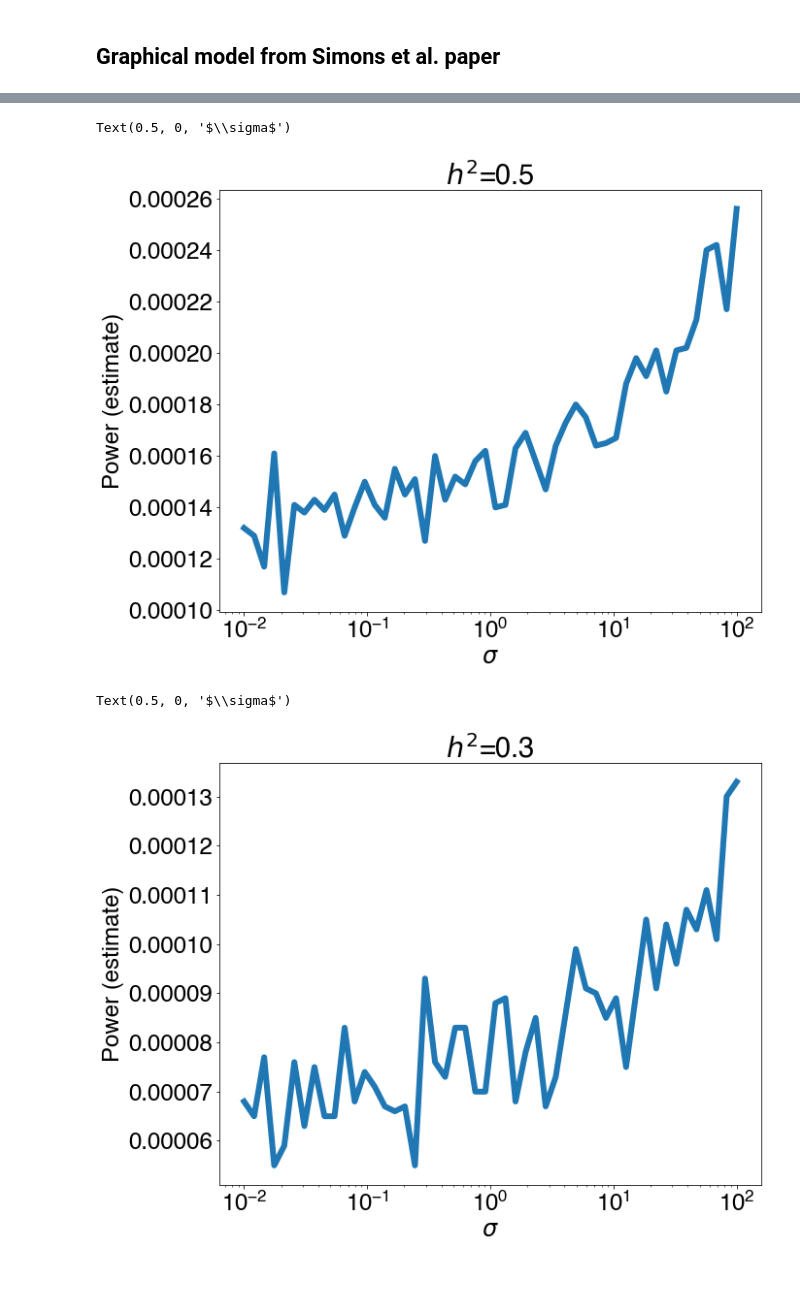
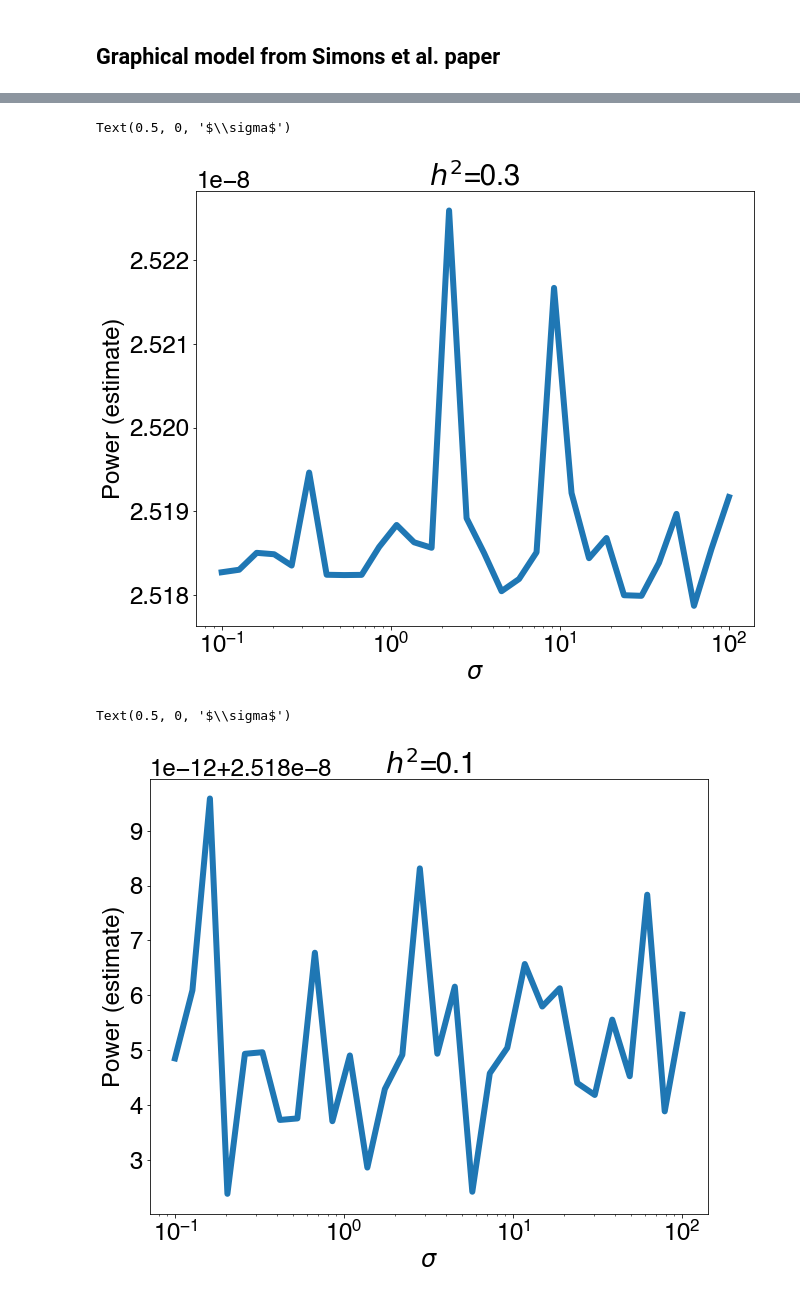
Before and after one commit to dp-rice/spatial-sfs, a Jupyter notebook: theory/Simons2022_model/Simons_model.ipynb, the cells around one changed output, grey strips where cells are left out. Cells and saved outputs as stored; diff of their text form; code cells hidden in the pictures.

```diff
--- a/theory/Simons2022_model/Simons_model.ipynb
+++ b/theory/Simons2022_model/Simons_model.ipynb
@@ -89,8 +84,12 @@ def zscore_montecarlo_loop(h2,L,sigma_vals,pole_vals,res_vals,sigma_list,N=1000,
+# %%
+sl = np.logspace(-1,2,30)
+reps = 10000
+target = 1e7
 # %%
-sl = np.logspace(-2,2,30)
+
 h2=1
-power_vals = zscore_montecarlo_loop(h2=h2,L=1e4,sigma_vals=sigma_vals,pole_vals=pole_vals,
-                                    res_vals=res_vals,sigma_list=sl,size=10000,n=1e6)
+power_vals = zscore_montecarlo_loop(h2=h2,L=target,sigma_vals=sigma_vals,pole_vals=pole_vals,
+                                    res_vals=res_vals,sigma_list=sl,size=reps,n=1e6)
 plt.plot(sl,power_vals)
 plt.xscale("log")
 plt.title(r"$h^2$="+str(h2))
@@ -102,8 +101,8 @@ Text(0.5, 0, '$\\sigma$')
 # %%
-sl = np.logspace(-2,2,50)
-h2=0.5
-power_vals = zscore_montecarlo_loop(h2=h2,L=1e4,sigma_vals=sigma_vals,pole_vals=pole_vals,
-                                    res_vals=res_vals,sigma_list=sl,size=10000,n=1e6)
+
+h2=0.3
+power_vals = zscore_montecarlo_loop(h2=h2,L=target,sigma_vals=sigma_vals,pole_vals=pole_vals,
+                                    res_vals=res_vals,sigma_list=sl,size=reps,n=1e6)
 plt.plot(sl,power_vals)
 plt.xscale("log")
 plt.title(r"$h^2$="+str(h2))
@@ -111,17 +110,17 @@ plt.ylabel("Power (estimate)")
 plt.xlabel(r"$\sigma$")
 # %% [output]
 Text(0.5, 0, '$\\sigma$')
-[figure, old version]
+[figure, new version]
 # %%
-sl = np.logspace(-2,2,50)
-h2=0.3
-power_vals = zscore_montecarlo_loop(h2=h2,L=1e4,sigma_vals=sigma_vals,pole_vals=pole_vals,
-                                    res_vals=res_vals,sigma_list=sl,size=10000,n=1e6)
+
+h2=0.1
+power_vals = zscore_montecarlo_loop(h2=h2,L=target,sigma_vals=sigma_vals,pole_vals=pole_vals,
+                                    res_vals=res_vals,sigma_list=sl,size=reps,n=1e6)
 plt.plot(sl,power_vals)
 plt.xscale("log")
 plt.title(r"$h^2$="+str(h2))
 plt.ylabel("Power (estimate)")
 plt.xlabel(r"$\sigma$")
 # %% [output]
 Text(0.5, 0, '$\\sigma$')
-[figure, old version]
+[figure, new version]
```
Also changed, not shown: parts of 6 cells of this notebook, 1 other file.
